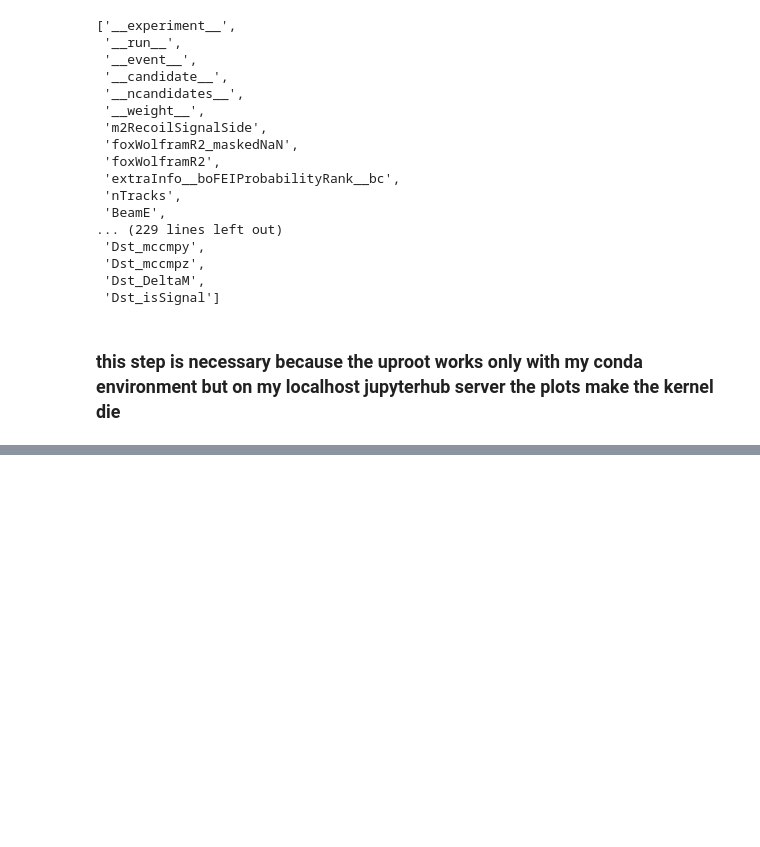
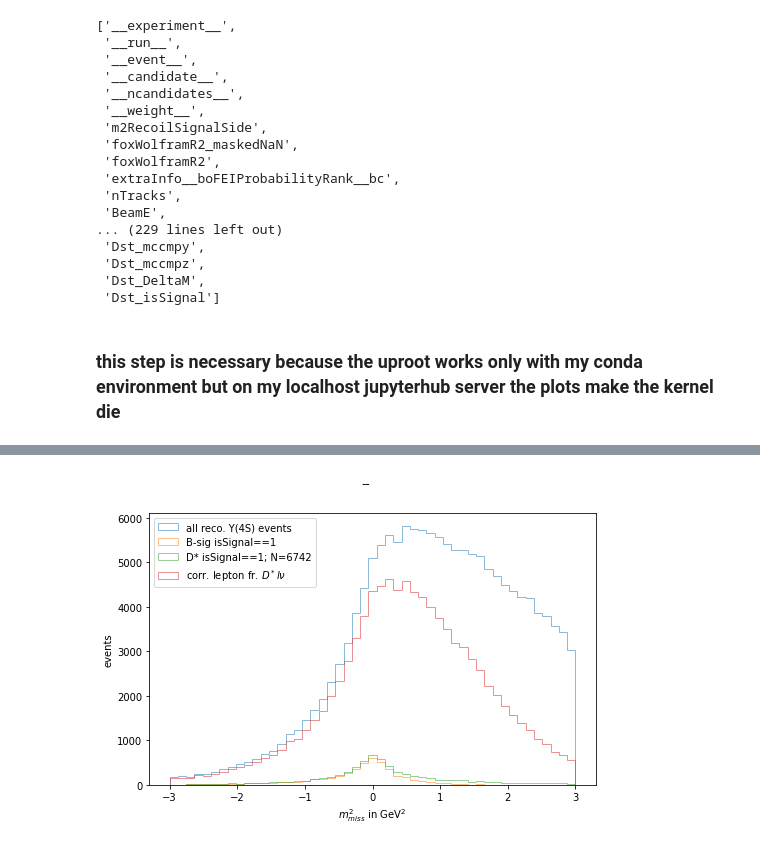
Before and after one commit to axelHeim/MCstudies, a Jupyter notebook: Dstlnu_Bt_generic/recreateGiannasPlot/offlineAnalysis_GiannasPlot.ipynb, the cells around one changed output, grey strips where cells are left out. Drawn from its saved outputs; the diff is of its cells as text; code cells hidden in the pictures; blank space fills up the shorter version.

```diff
--- a/Dstlnu_Bt_generic/recreateGiannasPlot/offlineAnalysis_GiannasPlot.ipynb
+++ b/Dstlnu_Bt_generic/recreateGiannasPlot/offlineAnalysis_GiannasPlot.ipynb
@@ -78,3 +130,30 @@ plt.setp(hist, title=title)
+# %%
+bins = np.linspace(-3, 3, 50)
+fig, ax = plt.subplots()
+fig.suptitle('--')
+fig.set_size_inches(8, 5)
+
+ax.set_xlabel(r'$m_{miss}^2$ in GeV$^2$')
+ax.set_ylabel("events")
+
+
+num_corrEvts = df[(df["Dst_isSignal"] == 1)].shape[0]
+
+ax.hist(df.m2RecoilSignalSide, bins, alpha=0.5, label='all reco. Y(4S) events',histtype='step')
+ax.hist(df[(df["dau1_isSignal"] == 1)].m2RecoilSignalSide, bins, alpha=0.5, label="B-sig isSignal==1",histtype='step')
+ax.hist(df[(df["Dst_isSignal"] == 1)].m2RecoilSignalSide, bins, alpha=0.5, label=('D* isSignal==1; N=%i' %num_corrEvts),histtype='step')
+
+correct_lep = df[(df["lep_motherPDG"].abs() == 511) & ((df["lep_mcPDG"].abs() == 13) | (df["lep_mcPDG"].abs() == 11))]
+ax.hist(correct_lep.m2RecoilSignalSide, bins, alpha=0.5, label=(r'corr. lepton fr. $D^*l\nu$'),histtype='step')
+
+
+
+ax.legend(loc='upper left')
+
+
+plt.savefig('mmSquared_isSignal_GiannasScript_beforeOfflineCuts.pdf')
+# %% [output]
+[figure, added]
 # %%
 cut_df = df
 print(cut_df.shape[0])
```
Also changed, not shown: parts of 27 cells of this notebook, 10 other files.
